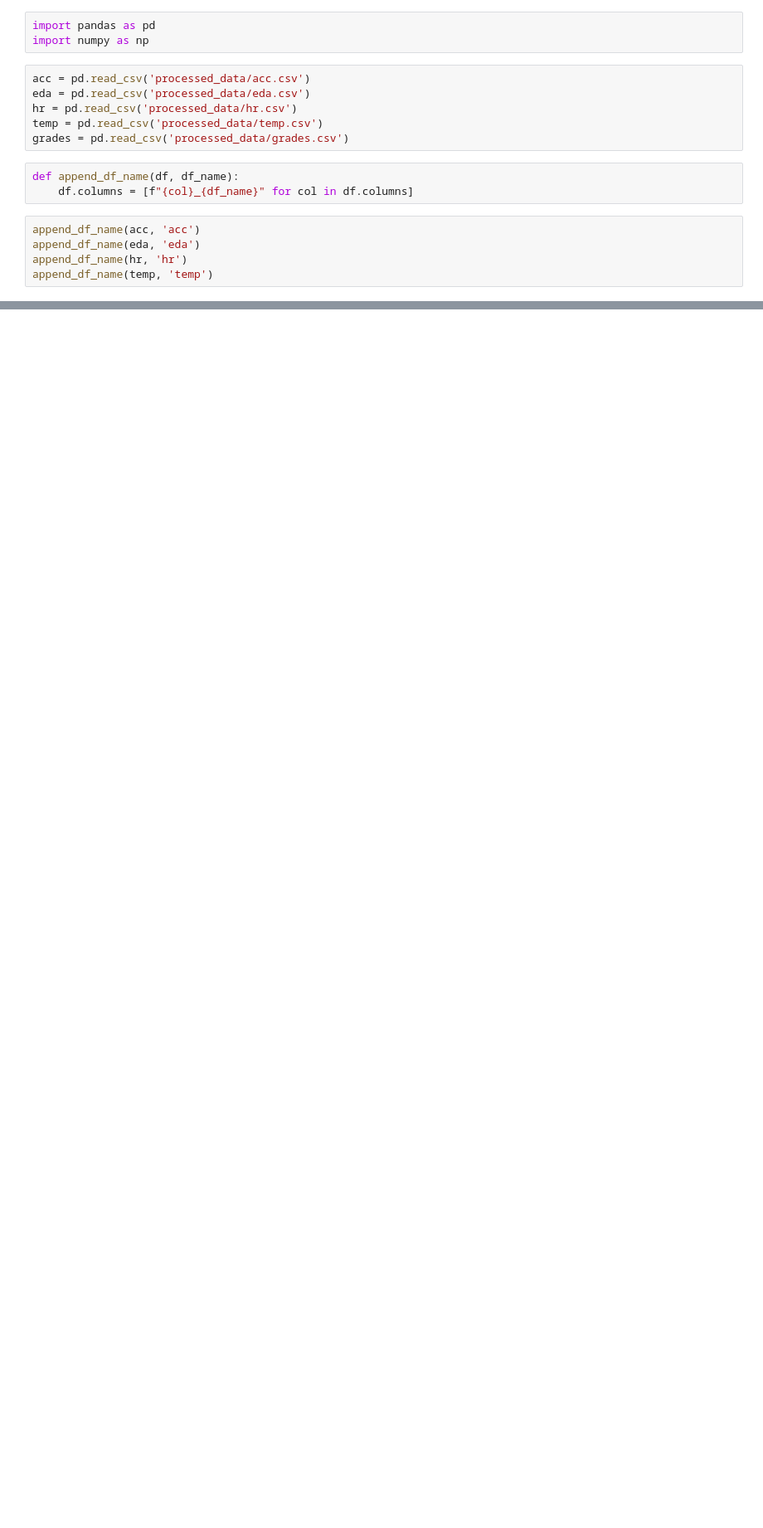
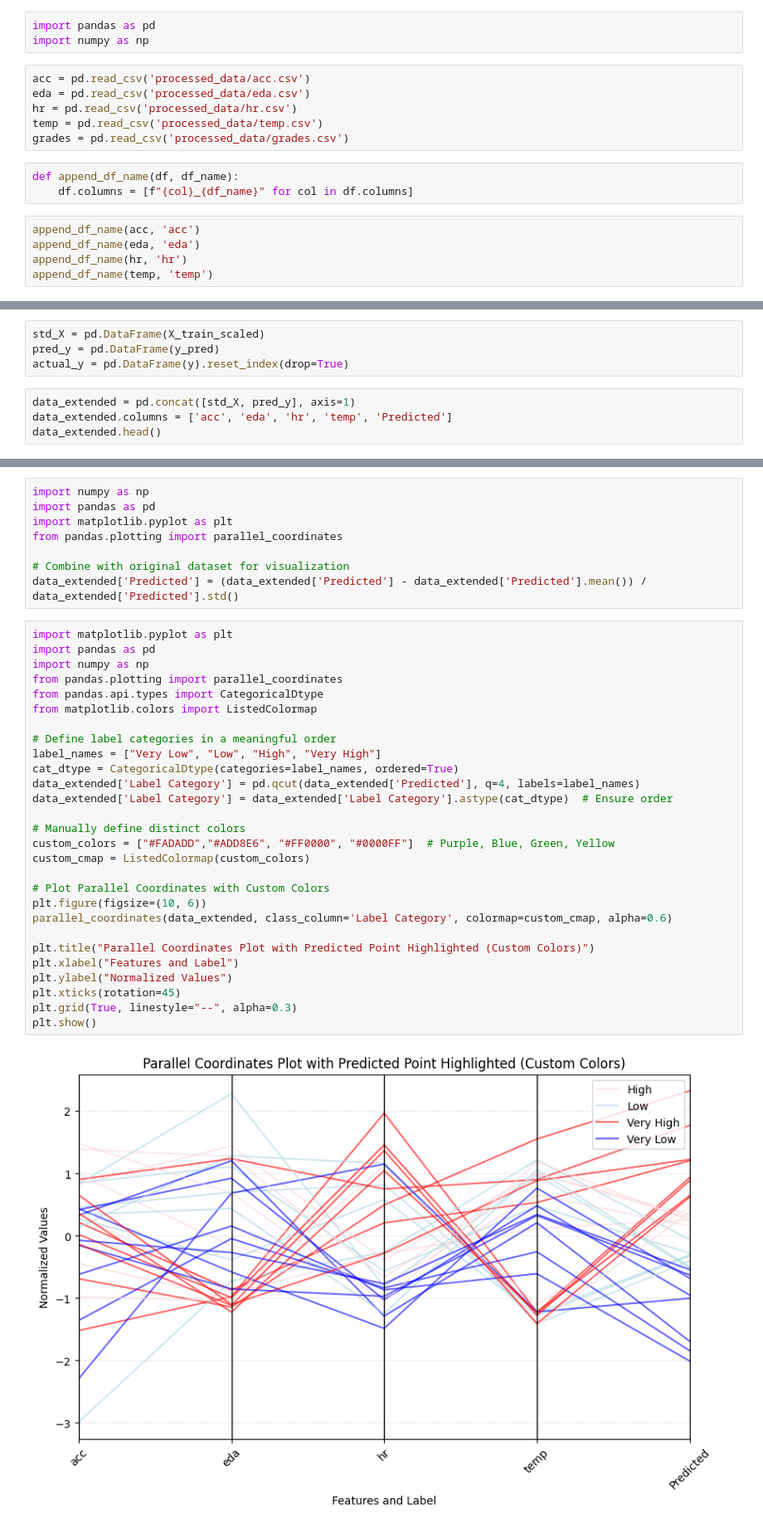
Before and after one commit to kiwwifruit/project3, a Jupyter notebook: project3.ipynb, the cells around one changed output, grey strips where cells are left out. Shown at 83% size. Saved outputs shown, nothing was run; the diff lists cells and outputs as text; blank space fills up the shorter version.

Commit message:
d3 pc plot done

```diff
--- a/project3.ipynb
+++ b/project3.ipynb
@@ -144,0 +98,8 @@ plt.show()
+# %%
+std_X = pd.DataFrame(X_train_scaled)
+pred_y = pd.DataFrame(y_pred)
+actual_y = pd.DataFrame(y).reset_index(drop=True)
+# %%
+data_extended = pd.concat([std_X, pred_y], axis=1)
+data_extended.columns = ['acc', 'eda', 'hr', 'temp', 'Predicted']
+data_extended.head()
@@ -144,0 +113,38 @@ plt.show()
+# %%
+import numpy as np
+import pandas as pd
+import matplotlib.pyplot as plt
+from pandas.plotting import parallel_coordinates
+
+# Combine with original dataset for visualization
+data_extended['Predicted'] = (data_extended['Predicted'] - data_extended['Predicted'].mean()) / data_extended['Predicted'].std()
+# %%
+import matplotlib.pyplot as plt
+import pandas as pd
+import numpy as np
+from pandas.plotting import parallel_coordinates
+from pandas.api.types import CategoricalDtype
+from matplotlib.colors import ListedColormap
+
+# Define label categories in a meaningful order
+label_names = ["Very Low", "Low", "High", "Very High"]
+cat_dtype = CategoricalDtype(categories=label_names, ordered=True)
+data_extended['Label Category'] = pd.qcut(data_extended['Predicted'], q=4, labels=label_names)
+data_extended['Label Category'] = data_extended['Label Category'].astype(cat_dtype)  # Ensure order
+
+# Manually define distinct colors
+custom_colors = ["#FADADD","#ADD8E6", "#FF0000", "#0000FF"]  # Purple, Blue, Green, Yellow
+custom_cmap = ListedColormap(custom_colors)
+
+# Plot Parallel Coordinates with Custom Colors
+plt.figure(figsize=(10, 6))
+parallel_coordinates(data_extended, class_column='Label Category', colormap=custom_cmap, alpha=0.6)
+
+plt.title("Parallel Coordinates Plot with Predicted Point Highlighted (Custom Colors)")
+plt.xlabel("Features and Label")
+plt.ylabel("Normalized Values")
+plt.xticks(rotation=45)
+plt.grid(True, linestyle="--", alpha=0.3)
+plt.show()
+# %% [output]
+[figure, added]
```
Also changed, not shown: parts of 9 cells of this notebook, 4 other files.
